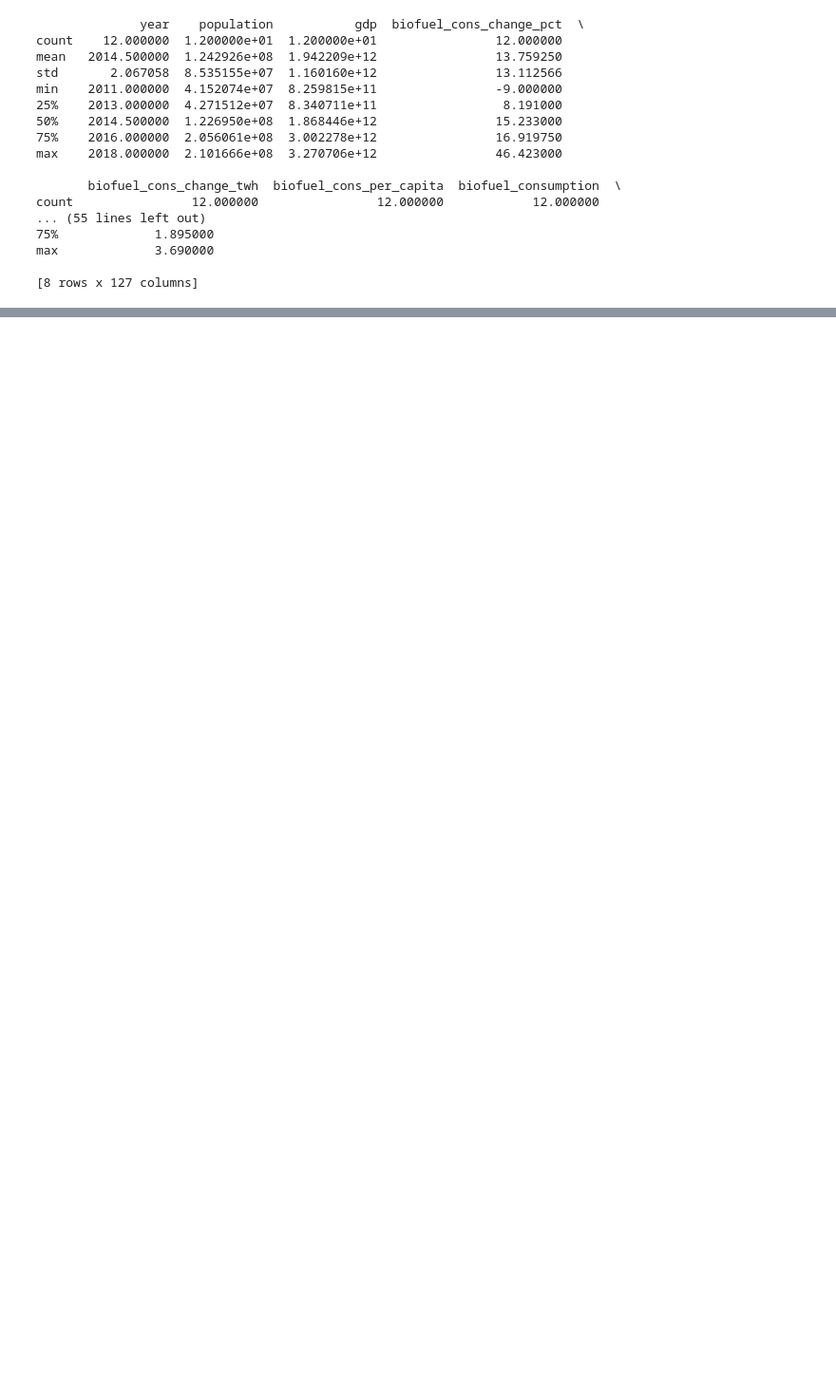
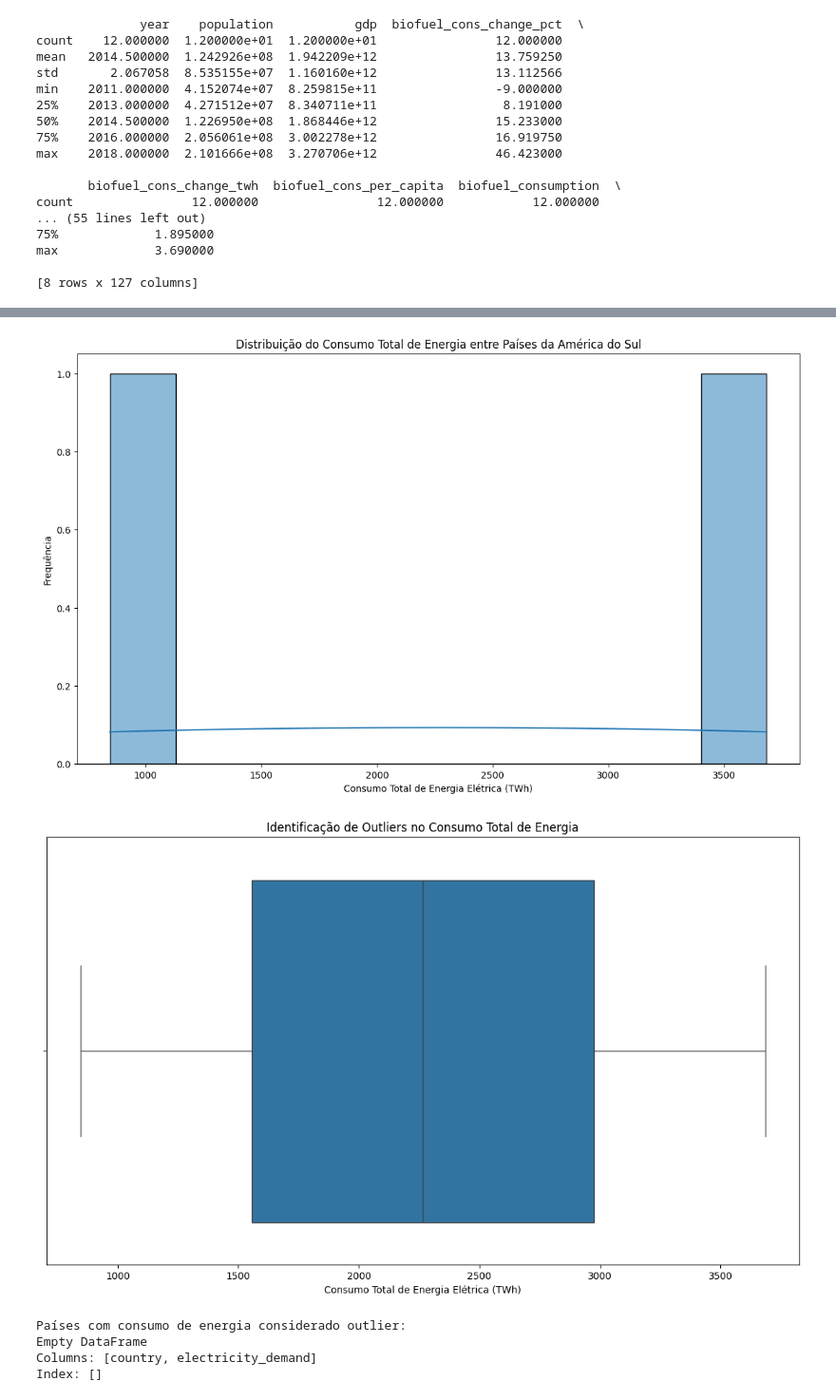
Before and after one commit to claytontey/DS_Unesp, a Jupyter notebook: Work_Git/Pedro_Roratto/WorkGit/ex_estatistica1.ipynb, the cells around one changed output, grey strips where cells are left out. Shown at 95% size. Cells and saved outputs as stored; diff of their text form; code cells hidden in the pictures; blank space fills up the shorter version.

```diff
--- a/Work_Git/Pedro_Roratto/WorkGit/ex_estatistica1.ipynb
+++ b/Work_Git/Pedro_Roratto/WorkGit/ex_estatistica1.ipynb
@@ -67,0 +132,32 @@ max             3.690000
+# %%
+consumo_total = df_SA.groupby('country')['electricity_demand'].sum().reset_index()
+
+# Criar um histograma mostrando a distribuição do consumo total de energia entre os países da América do Sul
+plt.figure(figsize=(14, 8))
+sns.histplot(consumo_total['electricity_demand'], bins=10, kde=True)
+plt.title('Distribuição do Consumo Total de Energia entre Países da América do Sul')
+plt.xlabel('Consumo Total de Energia Elétrica (TWh)')
+plt.ylabel('Frequência')
+plt.show()
+
+Q1 = consumo_total['electricity_demand'].quantile(0.25)
+Q3 = consumo_total['electricity_demand'].quantile(0.75)
+IQR = Q3 - Q1
+
+outliers = consumo_total[(consumo_total['electricity_demand'] < (Q1 - 1.5 * IQR)) | (consumo_total['electricity_demand'] > (Q3 + 1.5 * IQR))]
+
+plt.figure(figsize=(14, 8))
+sns.boxplot(x='electricity_demand', data=consumo_total)
+plt.title('Identificação de Outliers no Consumo Total de Energia')
+plt.xlabel('Consumo Total de Energia Elétrica (TWh)')
+plt.show()
+
+print("Países com consumo de energia considerado outlier:")
+print(outliers)
+# %% [output]
+[figure, added]
+[figure, added]
+Países com consumo de energia considerado outlier:
+Empty DataFrame
+Columns: [country, electricity_demand]
+Index: []
```
Also changed, not shown: parts of 6 cells of this notebook.
